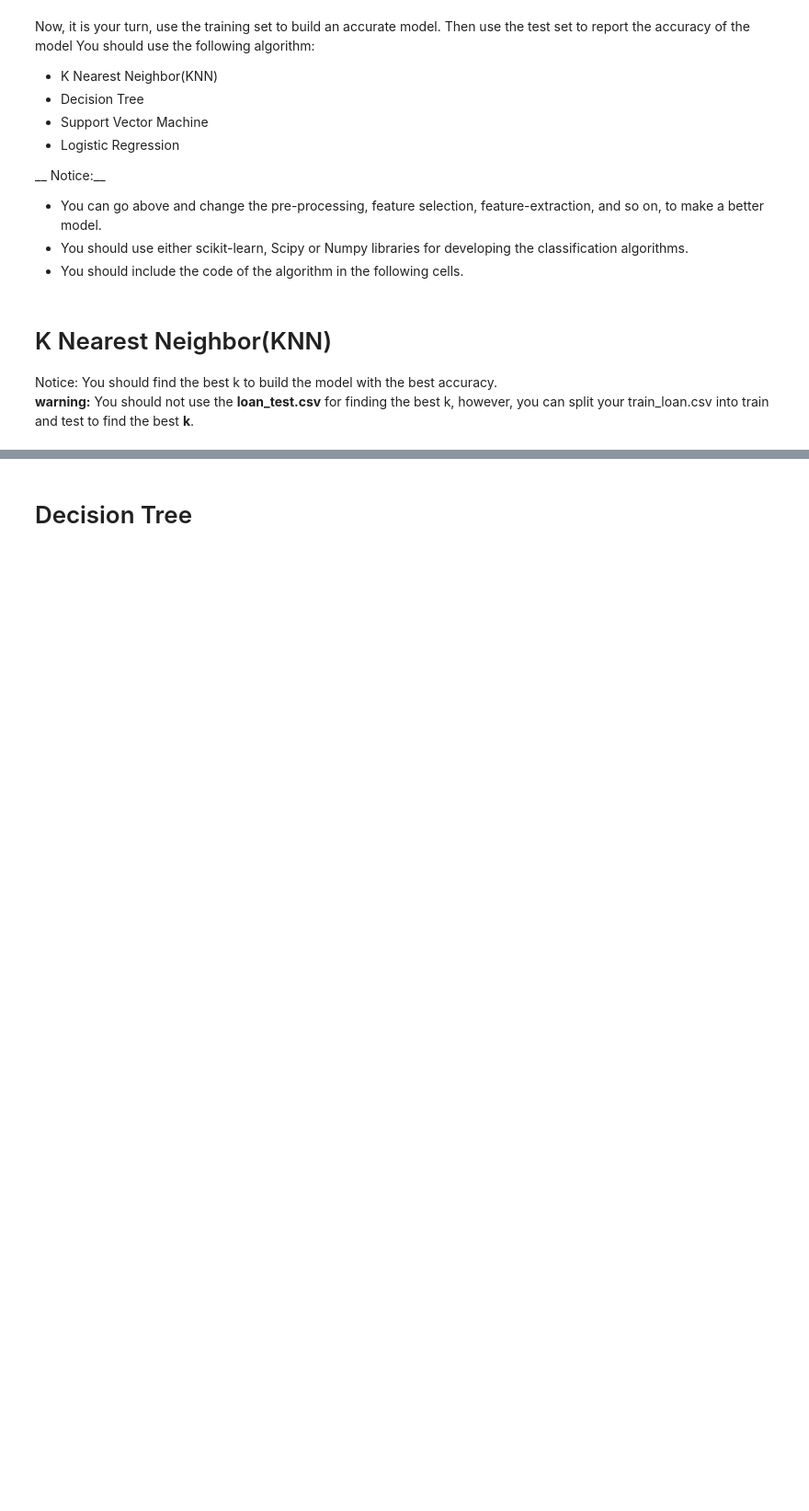
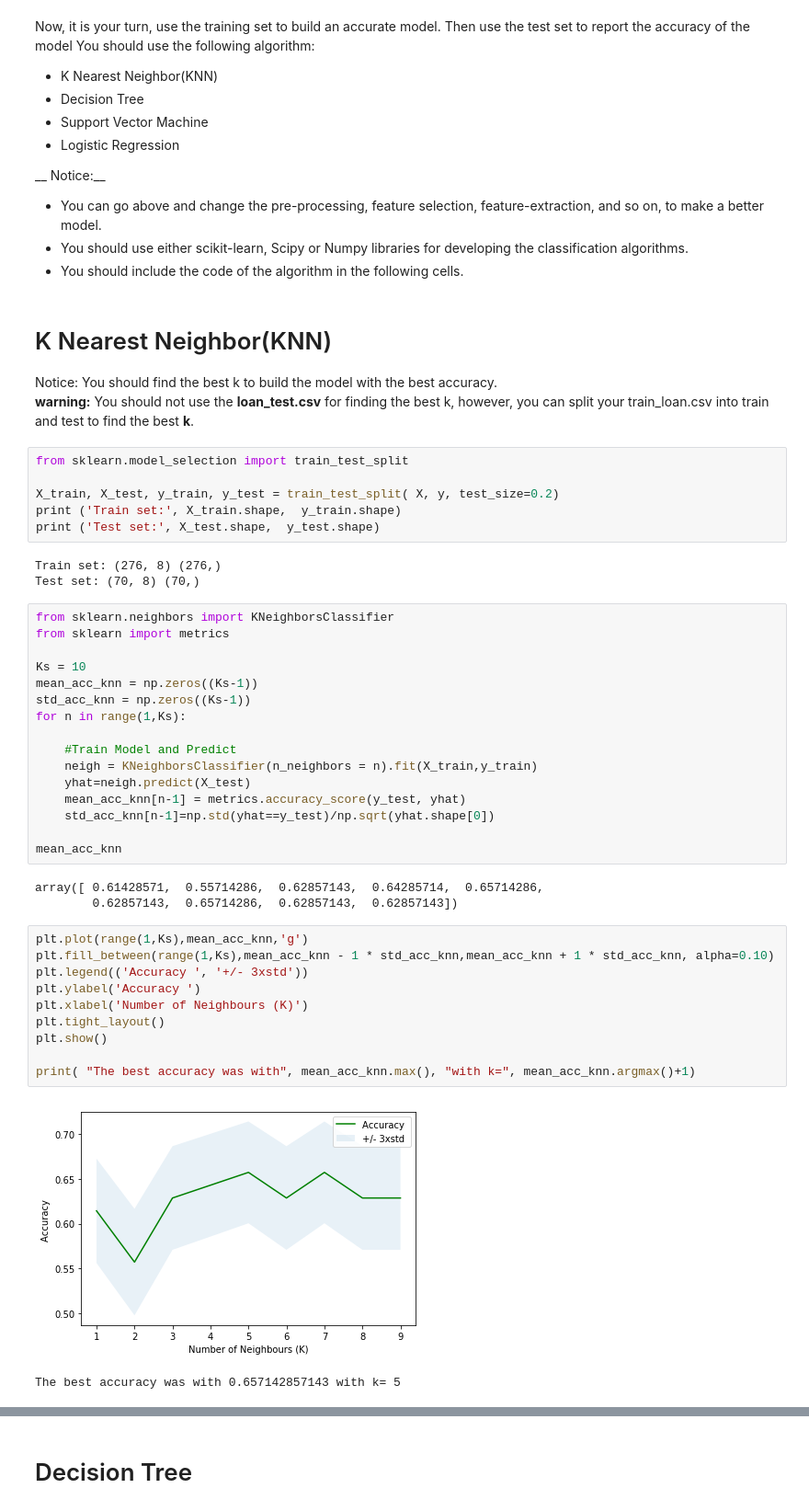
Before and after one commit to filipe-afonso-carvalho/capstone, a Jupyter notebook: Project Notebook.ipynb, the cells around one changed output, grey strips where cells are left out. Shown at 92% size. Cells and saved outputs as stored; diff of their text form; blank space fills up the shorter version.

```diff
--- a/Project Notebook.ipynb
+++ b/Project Notebook.ipynb
@@ -277,3 +266,44 @@ __ Notice:__
 # K Nearest Neighbor(KNN)
 Notice: You should find the best k to build the model with the best accuracy.
 **warning:** You should not use the __loan_test.csv__ for finding the best k, however, you can split your train_loan.csv into train and test to find the best __k__.
+# %%
+from sklearn.model_selection import train_test_split
+
+X_train, X_test, y_train, y_test = train_test_split( X, y, test_size=0.2)
+print ('Train set:', X_train.shape,  y_train.shape)
+print ('Test set:', X_test.shape,  y_test.shape)
+# %% [output]
+Train set: (276, 8) (276,)
+Test set: (70, 8) (70,)
+# %%
+from sklearn.neighbors import KNeighborsClassifier
+from sklearn import metrics
+
+Ks = 10
+mean_acc_knn = np.zeros((Ks-1))
+std_acc_knn = np.zeros((Ks-1))
+for n in range(1,Ks):
+
+    #Train Model and Predict
+    neigh = KNeighborsClassifier(n_neighbors = n).fit(X_train,y_train)
+    yhat=neigh.predict(X_test)
+    mean_acc_knn[n-1] = metrics.accuracy_score(y_test, yhat)
+    std_acc_knn[n-1]=np.std(yhat==y_test)/np.sqrt(yhat.shape[0])
+
+mean_acc_knn
+# %% [output]
+array([ 0.61428571,  0.55714286,  0.62857143,  0.64285714,  0.65714286,
+        0.62857143,  0.65714286,  0.62857143,  0.62857143])
+# %%
+plt.plot(range(1,Ks),mean_acc_knn,'g')
+plt.fill_between(range(1,Ks),mean_acc_knn - 1 * std_acc_knn,mean_acc_knn + 1 * std_acc_knn, alpha=0.10)
+plt.legend(('Accuracy ', '+/- 3xstd'))
+plt.ylabel('Accuracy ')
+plt.xlabel('Number of Neighbours (K)')
+plt.tight_layout()
+plt.show()
+
+print( "The best accuracy was with", mean_acc_knn.max(), "with k=", mean_acc_knn.argmax()+1)
+# %% [output]
+[figure, added]
+The best accuracy was with 0.657142857143 with k= 5
```
Also changed, not shown: parts of 17 cells of this notebook.
